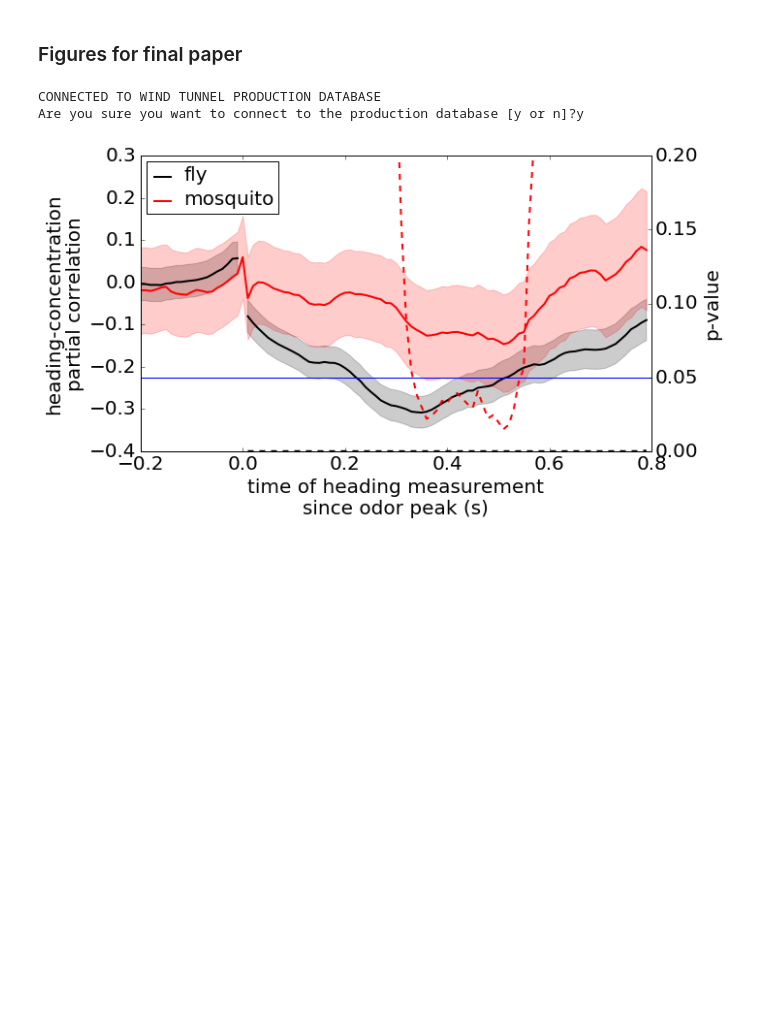
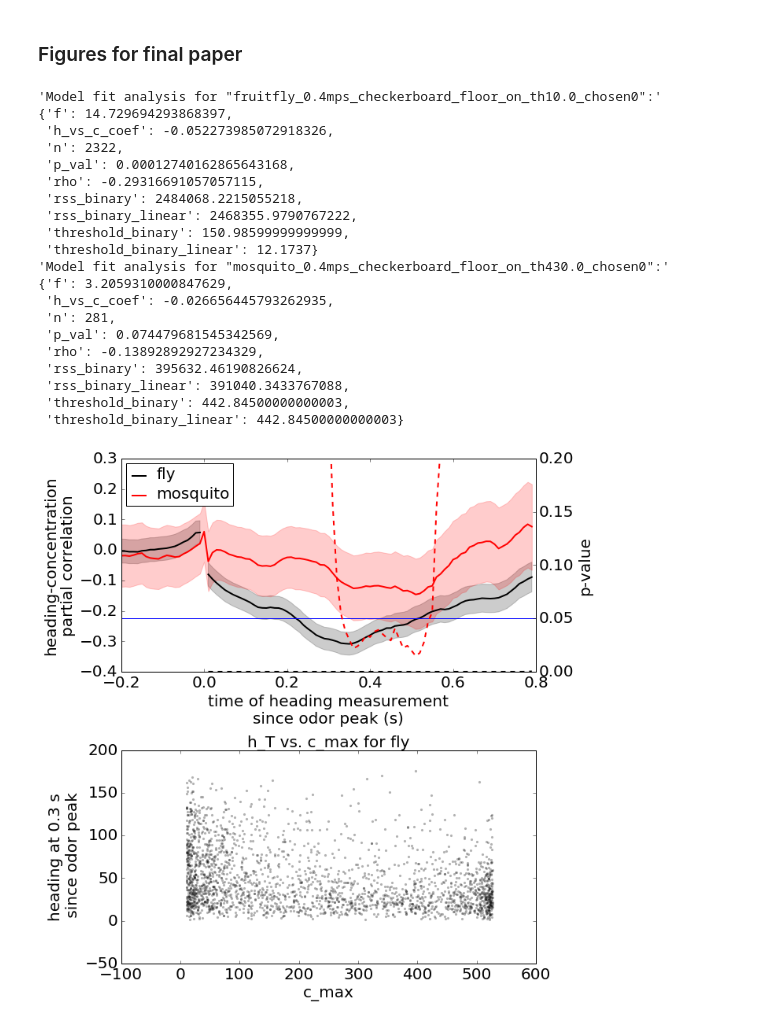
Before and after one commit to rkp8000/wind_tunnel, a Jupyter notebook: _paper_draft.ipynb, the cells around one changed output. Cells and saved outputs as stored; diff of their text form; code cells hidden in the pictures; blank space fills up the shorter version.

Commit message:
Update figure.

```diff
--- a/_paper_draft.ipynb
+++ b/_paper_draft.ipynb
@@ -4,35 +4,58 @@
 %matplotlib inline
 from view.final_figures import heading_concentration_dependence
 
 fig_2 = heading_concentration_dependence(
     SEED=0,
     CROSSING_GROUP_IDS=[
+        #'fruitfly_0.4mps_checkerboard_floor_on_th0.1',
         'fruitfly_0.4mps_checkerboard_floor_on_th10.0_chosen0',
         'mosquito_0.4mps_checkerboard_floor_on_th430.0_chosen0',
     ],
     CROSSING_GROUP_LABELS={
+        #'fruitfly_0.4mps_checkerboard_floor_on_th0.1': 'fly',
         'fruitfly_0.4mps_checkerboard_floor_on_th10.0_chosen0': 'fly',
         'mosquito_0.4mps_checkerboard_floor_on_th430.0_chosen0': 'mosquito',
     },
     X_0_MIN=0.,
     X_0_MAX=0.7,
     H_0_MIN=60,
     H_0_MAX=120,
     T_BEFORE=0.2,
     T_AFTER=0.8,
     T_MODELS={
+        #'fruitfly_0.4mps_checkerboard_floor_on_th0.1': 0.3,
         'fruitfly_0.4mps_checkerboard_floor_on_th10.0_chosen0': 0.3,
-        'mosquito_0.4mps_checkerboard_floor_on_th430.0_chosen0': 0.3,
+        'mosquito_0.4mps_checkerboard_floor_on_th430.0_chosen0': 0.5,
     },
+    CROSSING_GROUP_EXAMPLE_ID='fruitfly_0.4mps_checkerboard_floor_on_th10.0_chosen0',
     N_DATA_POINTS_MODEL=None,
     FIG_SIZE=(10, 10),
     CROSSING_GROUP_COLORS={
+        #'fruitfly_0.4mps_checkerboard_floor_on_th0.1': 'k',
         'fruitfly_0.4mps_checkerboard_floor_on_th10.0_chosen0': 'k',
         'mosquito_0.4mps_checkerboard_floor_on_th430.0_chosen0': 'r',
     },
-    SCATTER_SIZE=None, SCATTER_COLOR=None, SCATTER_ALPHA=None,
+    SCATTER_SIZE=10, SCATTER_COLOR='k', SCATTER_ALPHA=.3,
     FONT_SIZE=20)
 # %% [output]
-CONNECTED TO WIND TUNNEL PRODUCTION DATABASE
-Are you sure you want to connect to the production database [y or n]?y
+'Model fit analysis for "fruitfly_0.4mps_checkerboard_floor_on_th10.0_chosen0":'
+{'f': 14.729694293868397,
+ 'h_vs_c_coef': -0.052273985072918326,
+ 'n': 2322,
+ 'p_val': 0.00012740162865643168,
+ 'rho': -0.29316691057057115,
+ 'rss_binary': 2484068.2215055218,
+ 'rss_binary_linear': 2468355.9790767222,
+ 'threshold_binary': 150.98599999999999,
+ 'threshold_binary_linear': 12.1737}
+'Model fit analysis for "mosquito_0.4mps_checkerboard_floor_on_th430.0_chosen0":'
+{'f': 3.2059310000847629,
+ 'h_vs_c_coef': -0.026656445793262935,
+ 'n': 281,
+ 'p_val': 0.074479681545342569,
+ 'rho': -0.13892892927234329,
+ 'rss_binary': 395632.46190826624,
+ 'rss_binary_linear': 391040.3433767088,
+ 'threshold_binary': 442.84500000000003,
+ 'threshold_binary_linear': 442.84500000000003}
-[figure, old version]
+[figure, new version]
```
